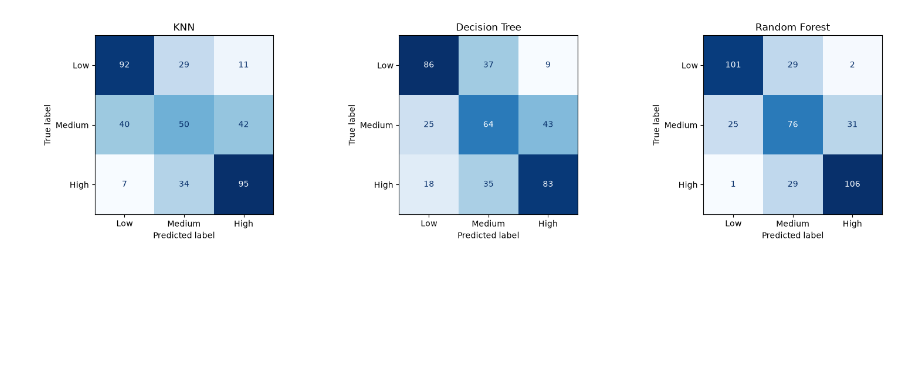
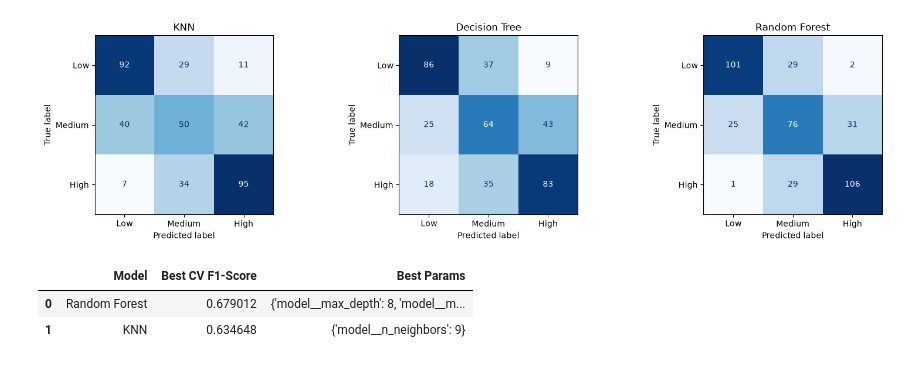
Before and after one commit to MouadBoumahdi/Student-Mental-Health, a Jupyter notebook: notebooks/02_preprocessing.ipynb, the cells around one changed output. Cells and saved outputs as stored; diff of their text form; code cells hidden in the pictures; blank space fills up the shorter version.

Commit message:
Add GridSearchCV

```diff
--- a/notebooks/02_preprocessing.ipynb
+++ b/notebooks/02_preprocessing.ipynb
@@ -170,3 +178,52 @@ weighted avg       0.58      0.59      0.59       400
    macro avg       0.71      0.71      0.71       400
 weighted avg       0.71      0.71      0.71       400
 [figure]
+# %%
+from sklearn.model_selection import GridSearchCV
+from sklearn.pipeline import Pipeline
+
+promising_models = {
+    "Random Forest": RandomForestClassifier(random_state=42, n_jobs=-1),
+    "KNN": KNeighborsClassifier()
+}
+
+param_grids = {
+    "Random Forest": {
+        "model__n_estimators": [100, 200],
+        "model__max_depth": [8, 12, None],
+        "model__min_samples_split": [2, 5]
+    },
+    "KNN": {
+        "model__n_neighbors": [3, 5, 7, 9, 11]
+    }
+}
+
+optimized_models = {}
+tuning_results = []
+
+for name, model in promising_models.items():
+    pipe = Pipeline([
+        ("preprocessor", preprocessor),
+        ("model", model)
+    ])
+    grid = GridSearchCV(
+        pipe,
+        param_grids[name],
+        cv=5,
+        scoring="f1_weighted",
+        n_jobs=-1
+    )
+    grid.fit(X_train, y_train)
+    optimized_models[name] = grid.best_estimator_
+    tuning_results.append({
+        "Model": name,
+        "Best CV F1-Score": grid.best_score_,
+        "Best Params": grid.best_params_
+    })
+
+tuning_df = pd.DataFrame(tuning_results).sort_values("Best CV F1-Score", ascending=False).reset_index(drop=True)
+display(tuning_df)
+# %% [output]
+|  | Model | Best CV F1-Score | Best Params |
+| 0 | Random Forest | 0.679012 | {'model__max_depth': 8, 'model__m... |
+| 1 | KNN | 0.634648 | {'model__n_neighbors': 9} |
```
Also changed, not shown: parts of 1 cell of this notebook, 2 other files.
